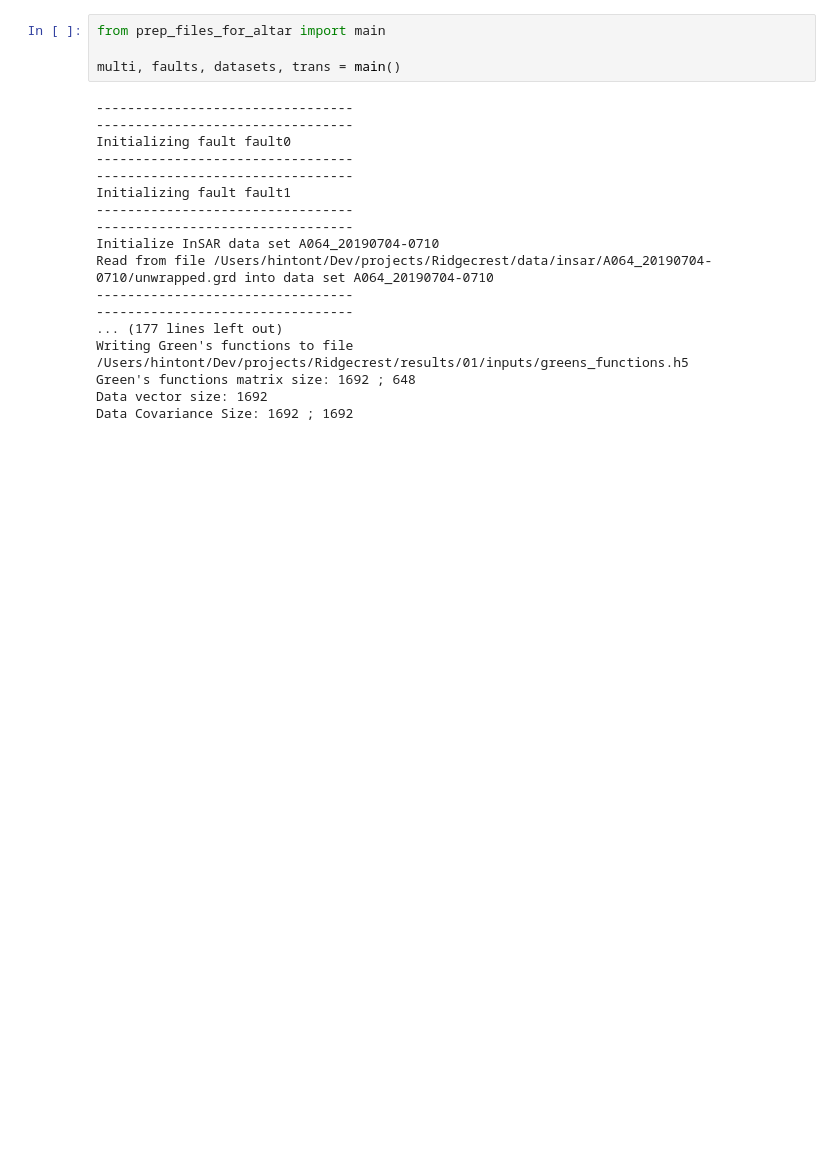
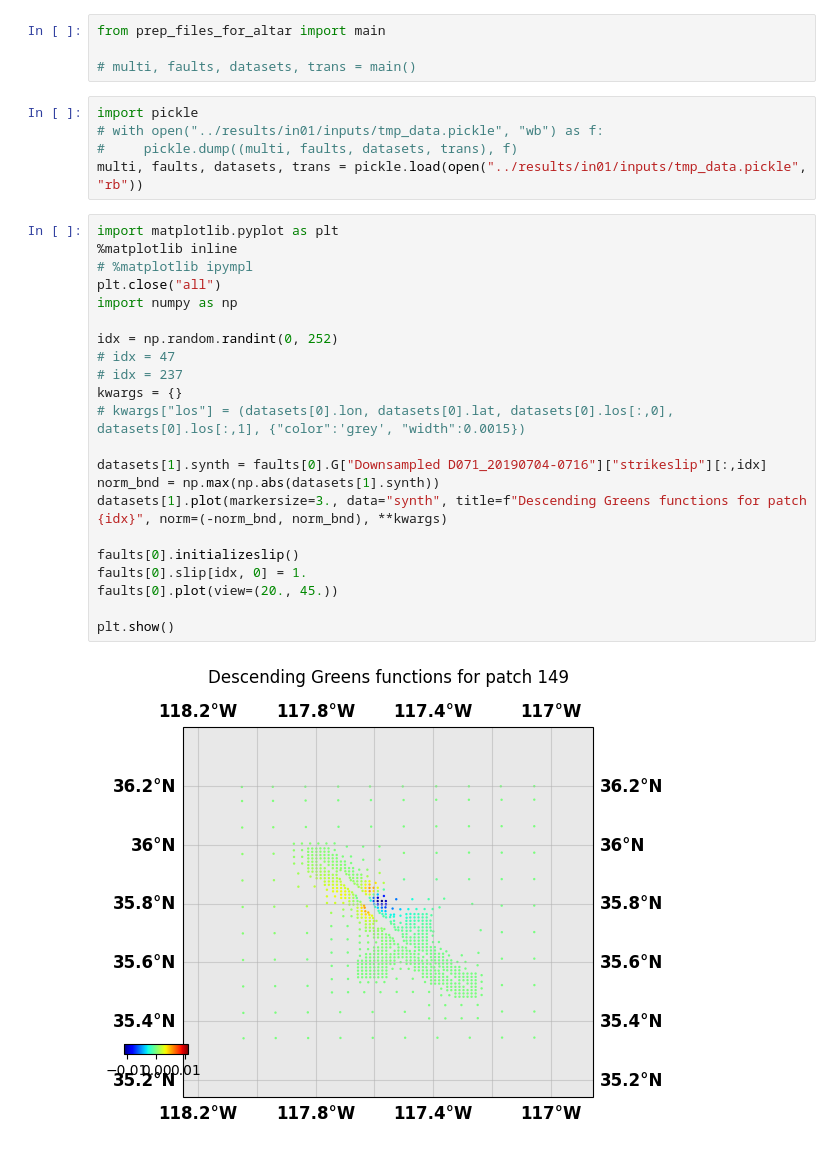
Before and after one commit to tfhinton/Ridgecrest-2019, a Jupyter notebook: scripts/csi_inversion.ipynb, the cells around one changed output. Cells and saved outputs as stored; diff of their text form; blank space fills up the shorter version.

```diff
--- a/scripts/csi_inversion.ipynb
+++ b/scripts/csi_inversion.ipynb
@@ -8,22 +5,33 @@ The autoreload extension is already loaded. To reload it, use:
 # %%
 from prep_files_for_altar import main
 
-multi, faults, datasets, trans = main()
+# multi, faults, datasets, trans = main()
-# %% [output]
----------------------------------
----------------------------------
-Initializing fault fault0
----------------------------------
----------------------------------
-Initializing fault fault1
----------------------------------
----------------------------------
-Initialize InSAR data set A064_20190704-0710
-Read from file /Users/hintont/Dev/projects/Ridgecrest/data/insar/A064_20190704-0710/unwrapped.grd into data set A064_20190704-0710
----------------------------------
----------------------------------
-... (177 lines left out)
-Writing Green's functions to file /Users/hintont/Dev/projects/Ridgecrest/results/01/inputs/greens_functions.h5
-Green's functions matrix size: 1692 ; 648
-Data vector size: 1692
-Data Covariance Size: 1692 ; 1692
+# %%
+import pickle
+# with open("../results/in01/inputs/tmp_data.pickle", "wb") as f:
+#     pickle.dump((multi, faults, datasets, trans), f)
+multi, faults, datasets, trans = pickle.load(open("../results/in01/inputs/tmp_data.pickle", "rb"))
+# %%
+import matplotlib.pyplot as plt
+%matplotlib inline
+# %matplotlib ipympl
+plt.close("all")
+import numpy as np
+
+idx = np.random.randint(0, 252)
+# idx = 47
+# idx = 237
+kwargs = {}
+# kwargs["los"] = (datasets[0].lon, datasets[0].lat, datasets[0].los[:,0], datasets[0].los[:,1], {"color":'grey', "width":0.0015})
+
+datasets[1].synth = faults[0].G["Downsampled D071_20190704-0716"]["strikeslip"][:,idx]
+norm_bnd = np.max(np.abs(datasets[1].synth))
+datasets[1].plot(markersize=3., data="synth", title=f"Descending Greens functions for patch {idx}", norm=(-norm_bnd, norm_bnd), **kwargs)
+
+faults[0].initializeslip()
+faults[0].slip[idx, 0] = 1.
+faults[0].plot(view=(20., 45.))
+
+plt.show()
+# %% [output]
+[figure, added]
```
Also changed, not shown: parts of 12 cells of this notebook, 3 other files.
